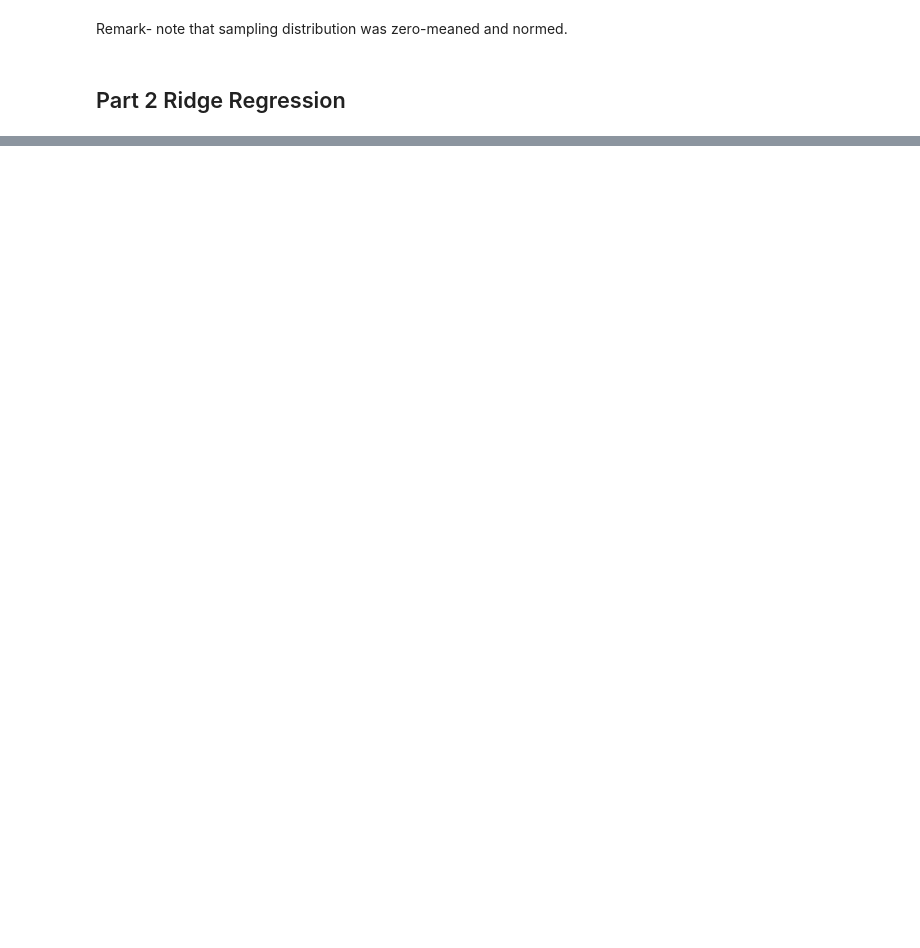
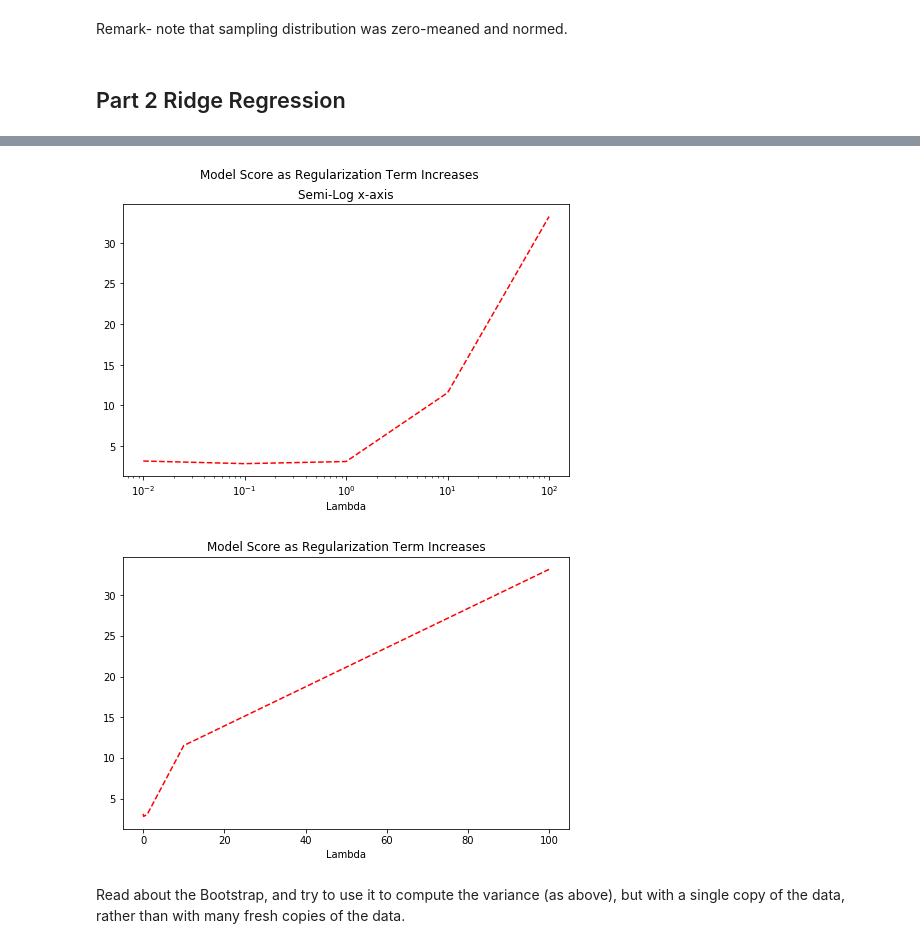
Before and after one commit to jsigee87/Data-Science-Lab-ee379k, a Jupyter notebook: lab6/src/problem1.ipynb, the cells around one changed output, grey strips where cells are left out. Drawn from its saved outputs; the diff is of its cells as text; code cells hidden in the pictures; blank space fills up the shorter version.

Commit message:
almost done problem 1, something weird in bootstrap

```diff
--- a/lab6/src/problem1.ipynb
+++ b/lab6/src/problem1.ipynb
@@ -99,0 +136,7 @@ Ridge(alpha=0.1, copy_X=True, fit_intercept=True, max_iter=None,
+# %%
+def scoreRidge(X_train, X_test, y_train, y_test, alpha):
+    model = Ridge(alpha=alpha)
+    _ = model.fit(X_train, y_train)
+    y_hat = model.predict(X_test)
+    score = mean_squared_error(y_test, y_hat)
+    return score
@@ -99,0 +161,18 @@ Ridge(alpha=0.1, copy_X=True, fit_intercept=True, max_iter=None,
+# %%
+# Plot the results
+bias = np.ones(5) - means
+fig = plt.figure(figsize=(8,5))
+_ = plt.semilogx(alphas, scores, color='red', linestyle='--')
+_ = plt.xlabel('Lambda')
+_ = plt.suptitle('Model Score as Regularization Term Increases')
+_ = plt.title('Semi-Log x-axis')
+
+fig = plt.figure(figsize=(8,5))
+_ = plt.plot(alphas, scores, color='red', linestyle='--')
+_ = plt.xlabel('Lambda')
+_ = plt.title('Model Score as Regularization Term Increases')
+# %% [output]
+[figure, added]
+[figure, added]
+# %% [markdown]
+Read about the Bootstrap, and try to use it to compute the variance (as above), but with a single copy of the data, rather than with many fresh copies of the data.
```
Also changed, not shown: parts of 13 cells of this notebook.
